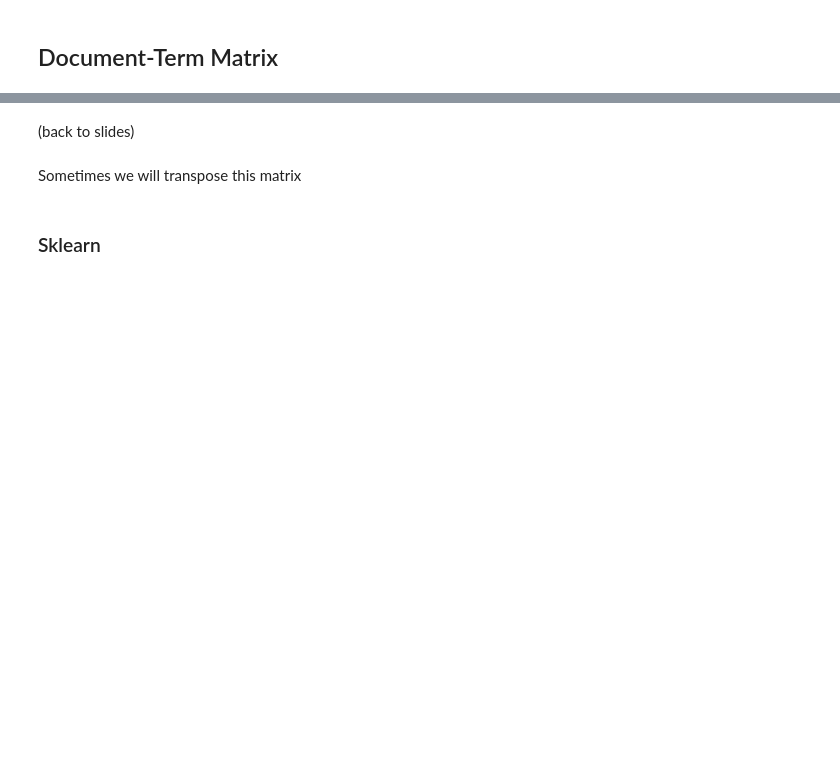
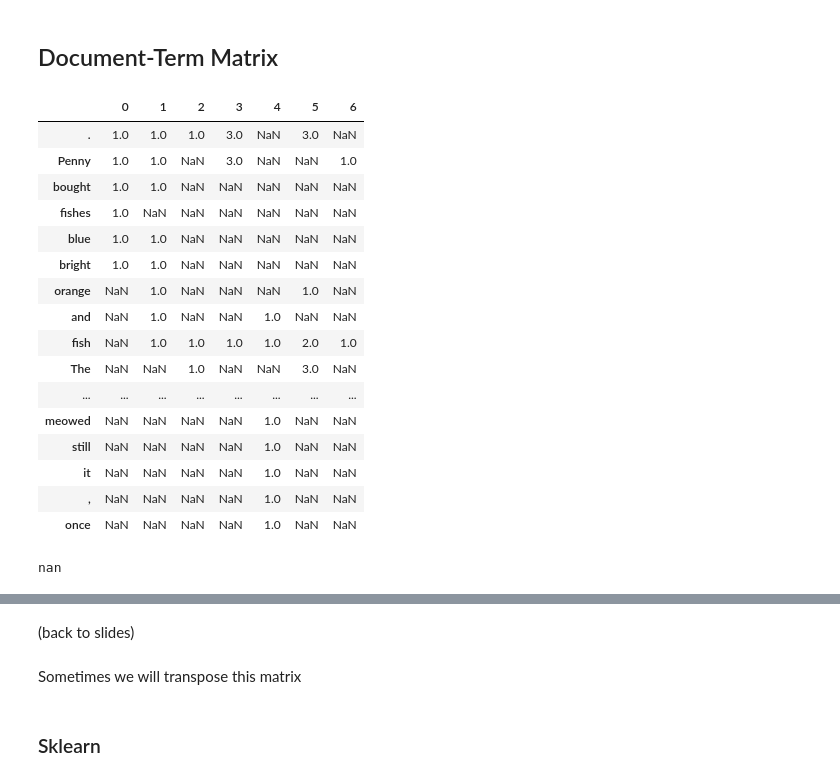
Before and after one commit to BC-COMS-2710/summer21-material, a Jupyter notebook: demo/Demo06.ipynb, the cells around one changed output, grey strips where cells are left out. Cells and saved outputs as stored; diff of their text form; code cells hidden in the pictures; blank space fills up the shorter version.

```diff
--- a/demo/Demo06.ipynb
+++ b/demo/Demo06.ipynb
@@ -61,4 +212,23 @@ doc_vector.value_counts()
 # %% [markdown]
 ## Document-Term Matrix
 # %%
-pd.DataFrame([pd.Series(nltk.word_tokenize(sent)).value_counts() for sent in texts]).T
+doc_matrix = pd.DataFrame([pd.Series(nltk.word_tokenize(sent)).value_counts() for sent in texts]).T
+doc_matrix
+# %% [output]
+|  | 0 | 1 | 2 | 3 | 4 | 5 | 6 |
+| . | 1.0 | 1.0 | 1.0 | 3.0 | NaN | 3.0 | NaN |
+| Penny | 1.0 | 1.0 | NaN | 3.0 | NaN | NaN | 1.0 |
+| bought | 1.0 | 1.0 | NaN | NaN | NaN | NaN | NaN |
+| fishes | 1.0 | NaN | NaN | NaN | NaN | NaN | NaN |
+| blue | 1.0 | 1.0 | NaN | NaN | NaN | NaN | NaN |
+| bright | 1.0 | 1.0 | NaN | NaN | NaN | NaN | NaN |
+| orange | NaN | 1.0 | NaN | NaN | NaN | 1.0 | NaN |
+| and | NaN | 1.0 | NaN | NaN | 1.0 | NaN | NaN |
+| fish | NaN | 1.0 | 1.0 | 1.0 | 1.0 | 2.0 | 1.0 |
+| The | NaN | NaN | 1.0 | NaN | NaN | 3.0 | NaN |
+| ... | ... | ... | ... | ... | ... | ... | ... |
+| meowed | NaN | NaN | NaN | NaN | 1.0 | NaN | NaN |
+| still | NaN | NaN | NaN | NaN | 1.0 | NaN | NaN |
+| it | NaN | NaN | NaN | NaN | 1.0 | NaN | NaN |
+| , | NaN | NaN | NaN | NaN | 1.0 | NaN | NaN |
+| once | NaN | NaN | NaN | NaN | 1.0 | NaN | NaN |
@@ -66,0 +235,4 @@ pd.DataFrame([pd.Series(nltk.word_tokenize(sent)).value_counts() for sent in tex
+# %%
+sum(doc_matrix.loc['.'])
+# %% [output]
+nan
```
Also changed, not shown: parts of 63 cells of this notebook.
